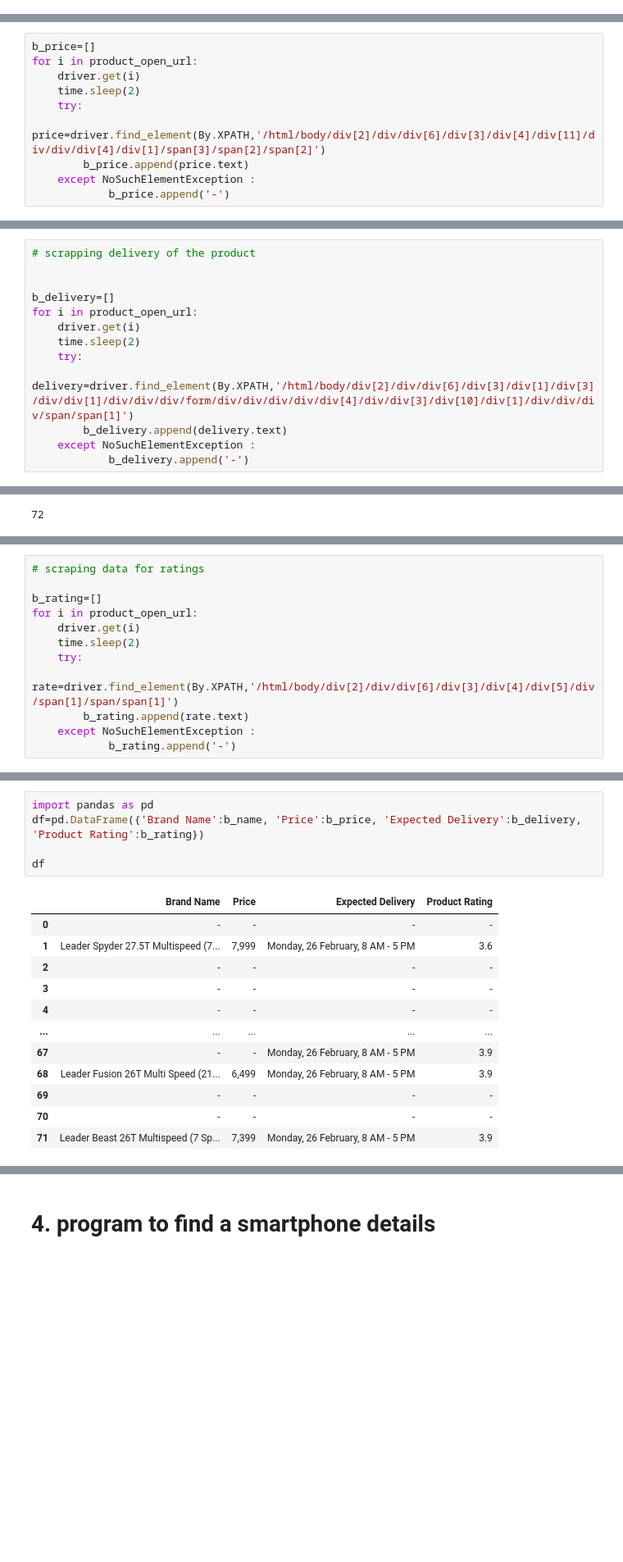
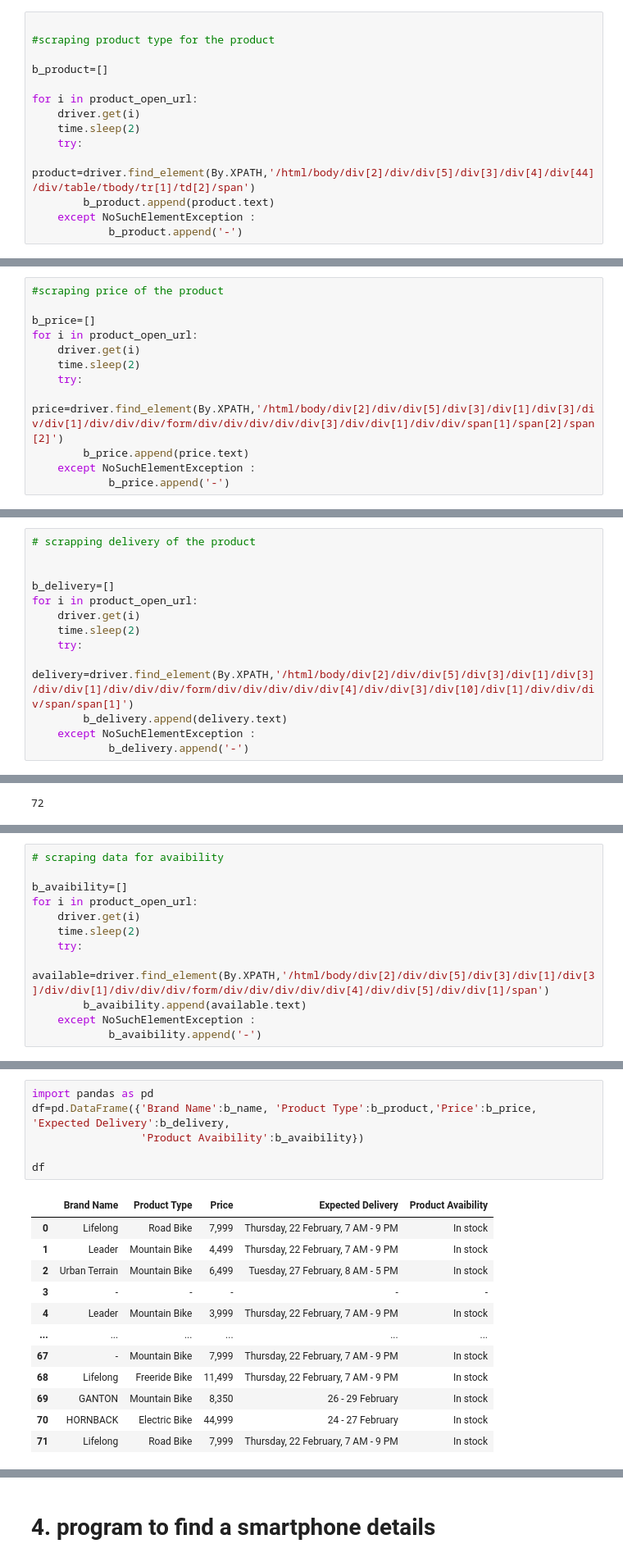
Before and after one commit to priyankavmeshram/Internship, a Jupyter notebook: selenium assingment 3-checkpoint.ipynb, the cells around one changed output, grey strips where cells are left out. Shown: that part at 82% size. Saved outputs shown, nothing was run; the diff lists cells and outputs as text; blank space fills up the shorter version.

```diff
--- a/selenium assingment 3-checkpoint.ipynb
+++ b/selenium assingment 3-checkpoint.ipynb
@@ -113,0 +122,14 @@ b_name
+# %%
+
+#scraping product type for the product
+
+b_product=[]
+
+for i in product_open_url:
+    driver.get(i)
+    time.sleep(2)
+    try:
+        product=driver.find_element(By.XPATH,'/html/body/div[2]/div/div[5]/div[3]/div[4]/div[44]/div/table/tbody/tr[1]/td[2]/span')
+        b_product.append(product.text)
+    except NoSuchElementException :
+            b_product.append('-')
@@ -114,10 +160,12 @@ b_name
 # %%
+#scraping price of the product
+
 b_price=[]
 for i in product_open_url:
     driver.get(i)
     time.sleep(2)
     try:
-        price=driver.find_element(By.XPATH,'/html/body/div[2]/div/div[6]/div[3]/div[4]/div[11]/div/div/div[4]/div[1]/span[3]/span[2]/span[2]')
+        price=driver.find_element(By.XPATH,'/html/body/div[2]/div/div[5]/div[3]/div[1]/div[3]/div/div[1]/div/div/div/form/div/div/div/div/div[3]/div/div[1]/div/div/span[1]/span[2]/span[2]')
         b_price.append(price.text)
     except NoSuchElementException :
             b_price.append('-')
@@ -154,7 +202,7 @@ for i in product_open_url:
     driver.get(i)
     time.sleep(2)
     try:
-        delivery=driver.find_element(By.XPATH,'/html/body/div[2]/div/div[6]/div[3]/div[1]/div[3]/div/div[1]/div/div/div/form/div/div/div/div/div[4]/div/div[3]/div[10]/div[1]/div/div/div/span/span[1]')
+        delivery=driver.find_element(By.XPATH,'/html/body/div[2]/div/div[5]/div[3]/div[1]/div[3]/div/div[1]/div/div/div/form/div/div/div/div/div[4]/div/div[3]/div[10]/div[1]/div/div/div/span/span[1]')
         b_delivery.append(delivery.text)
     except NoSuchElementException :
             b_delivery.append('-')
@@ -185,13 +233,13 @@ b_delivery
 # %%
-# scraping data for ratings
+# scraping data for avaibility
 
-b_rating=[]
+b_avaibility=[]
 for i in product_open_url:
     driver.get(i)
     time.sleep(2)
     try:
-        rate=driver.find_element(By.XPATH,'/html/body/div[2]/div/div[6]/div[3]/div[4]/div[5]/div/span[1]/span/span[1]')
-        b_rating.append(rate.text)
+        available=driver.find_element(By.XPATH,'/html/body/div[2]/div/div[5]/div[3]/div[1]/div[3]/div/div[1]/div/div/div/form/div/div/div/div/div[4]/div/div[5]/div/div[1]/span')
+        b_avaibility.append(available.text)
     except NoSuchElementException :
-            b_rating.append('-')
+            b_avaibility.append('-')
 # %%
@@ -221,18 +269,19 @@ b_rating
 # %%
 import pandas as pd
-df=pd.DataFrame({'Brand Name':b_name, 'Price':b_price, 'Expected Delivery':b_delivery, 'Product Rating':b_rating})
+df=pd.DataFrame({'Brand Name':b_name, 'Product Type':b_product,'Price':b_price, 'Expected Delivery':b_delivery,
+                 'Product Avaibility':b_avaibility})
 
 df
 # %% [output]
-|  | Brand Name | Price | Expected Delivery | Product Rating |
-| 0 | - | - | - | - |
-| 1 | Leader Spyder 27.5T Multispeed (7... | 7,999 | Monday, 26 February, 8 AM - 5 PM | 3.6 |
-| 2 | - | - | - | - |
-| 3 | - | - | - | - |
-| 4 | - | - | - | - |
-| ... | ... | ... | ... | ... |
-| 67 | - | - | Monday, 26 February, 8 AM - 5 PM | 3.9 |
-| 68 | Leader Fusion 26T Multi Speed (21... | 6,499 | Monday, 26 February, 8 AM - 5 PM | 3.9 |
-| 69 | - | - | - | - |
-| 70 | - | - | - | - |
-| 71 | Leader Beast 26T Multispeed (7 Sp... | 7,399 | Monday, 26 February, 8 AM - 5 PM | 3.9 |
+|  | Brand Name | Product Type | Price | Expected Delivery | Product Avaibility |
+| 0 | Lifelong | Road Bike | 7,999 | Thursday, 22 February, 7 AM - 9 PM | In stock |
+| 1 | Leader | Mountain Bike | 4,499 | Thursday, 22 February, 7 AM - 9 PM | In stock |
+| 2 | Urban Terrain | Mountain Bike | 6,499 | Tuesday, 27 February, 8 AM - 5 PM | In stock |
+| 3 | - | - | - | - | - |
+| 4 | Leader | Mountain Bike | 3,999 | Thursday, 22 February, 7 AM - 9 PM | In stock |
+| ... | ... | ... | ... | ... | ... |
+| 67 | - | Mountain Bike | 7,999 | Thursday, 22 February, 7 AM - 9 PM | In stock |
+| 68 | Lifelong | Freeride Bike | 11,499 | Thursday, 22 February, 7 AM - 9 PM | In stock |
+| 69 | GANTON | Mountain Bike | 8,350 | 26 - 29 February | In stock |
+| 70 | HORNBACK | Electric Bike | 44,999 | 24 - 27 February | In stock |
+| 71 | Lifelong | Road Bike | 7,999 | Thursday, 22 February, 7 AM - 9 PM | In stock |
```
Also changed, not shown: parts of 82 cells of this notebook.
